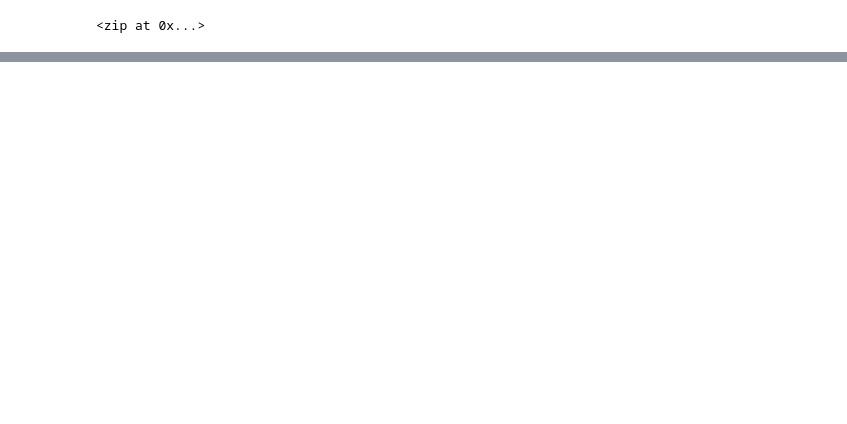
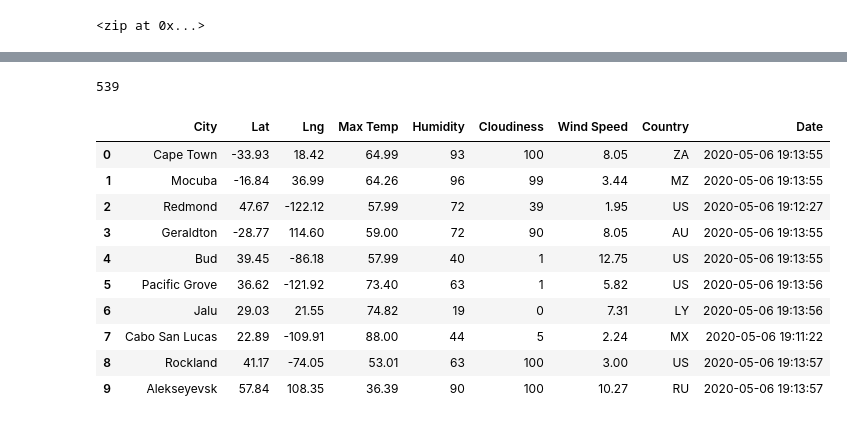
Before and after one commit to Daniel-Schroeder15/World_Weather_Analysis, a Jupyter notebook: WeatherPy.ipynb, the cells around one changed output, grey strips where cells are left out. Saved outputs shown, nothing was run; the diff lists cells and outputs as text; code cells hidden in the pictures; blank space fills up the shorter version.

```diff
--- a/WeatherPy.ipynb
+++ b/WeatherPy.ipynb
@@ -5,0 +9,5 @@ import numpy as np
+# %%
+# Starting URL for Weather Map API Call.
+url = "http://api.openweathermap.org/data/2.5/weather?units=Imperial&APPID=" + weather_api_key
+print(url)
+# specified units = imperial to set the units to Fahrenheit
@@ -39,0 +132,21 @@ len(cities)
+# %%
+len(city_data)
+# %% [output]
+539
+# %%
+# Recall that we can convert a list of dictionaries to a Pandas DataFrame using df = pd.DataFrame(list with dictionaries).
+# Convert the array of dictionaries to a Pandas DataFrame.
+city_data_df = pd.DataFrame(city_data)
+city_data_df.head(10)
+# %% [output]
+|  | City | Lat | Lng | Max Temp | Humidity | Cloudiness | Wind Speed | Country | Date |
+| 0 | Cape Town | -33.93 | 18.42 | 64.99 | 93 | 100 | 8.05 | ZA | 2020-05-06 19:13:55 |
+| 1 | Mocuba | -16.84 | 36.99 | 64.26 | 96 | 99 | 3.44 | MZ | 2020-05-06 19:13:55 |
+| 2 | Redmond | 47.67 | -122.12 | 57.99 | 72 | 39 | 1.95 | US | 2020-05-06 19:12:27 |
+| 3 | Geraldton | -28.77 | 114.60 | 59.00 | 72 | 90 | 8.05 | AU | 2020-05-06 19:13:55 |
+| 4 | Bud | 39.45 | -86.18 | 57.99 | 40 | 1 | 12.75 | US | 2020-05-06 19:13:55 |
+| 5 | Pacific Grove | 36.62 | -121.92 | 73.40 | 63 | 1 | 5.82 | US | 2020-05-06 19:13:56 |
+| 6 | Jalu | 29.03 | 21.55 | 74.82 | 19 | 0 | 7.31 | LY | 2020-05-06 19:13:56 |
+| 7 | Cabo San Lucas | 22.89 | -109.91 | 88.00 | 44 | 5 | 2.24 | MX | 2020-05-06 19:11:22 |
+| 8 | Rockland | 41.17 | -74.05 | 53.01 | 63 | 100 | 3.00 | US | 2020-05-06 19:13:57 |
+| 9 | Alekseyevsk | 57.84 | 108.35 | 36.39 | 90 | 100 | 10.27 | RU | 2020-05-06 19:13:57 |
```
Also changed, not shown: parts of 8 cells of this notebook, 3 other files.
